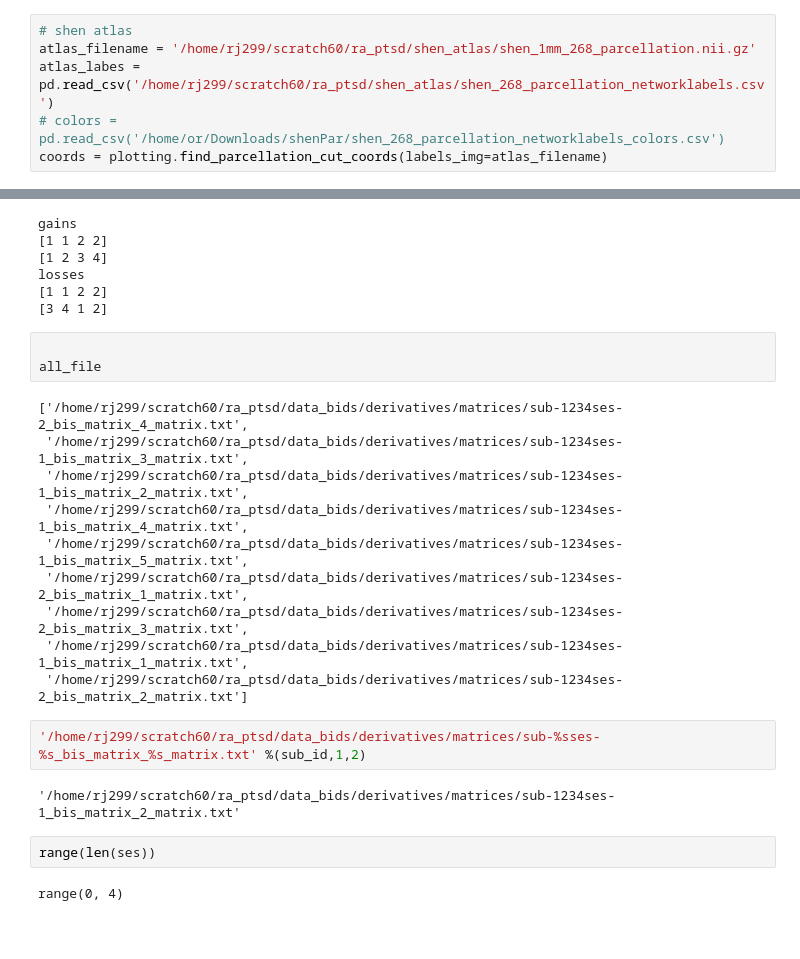
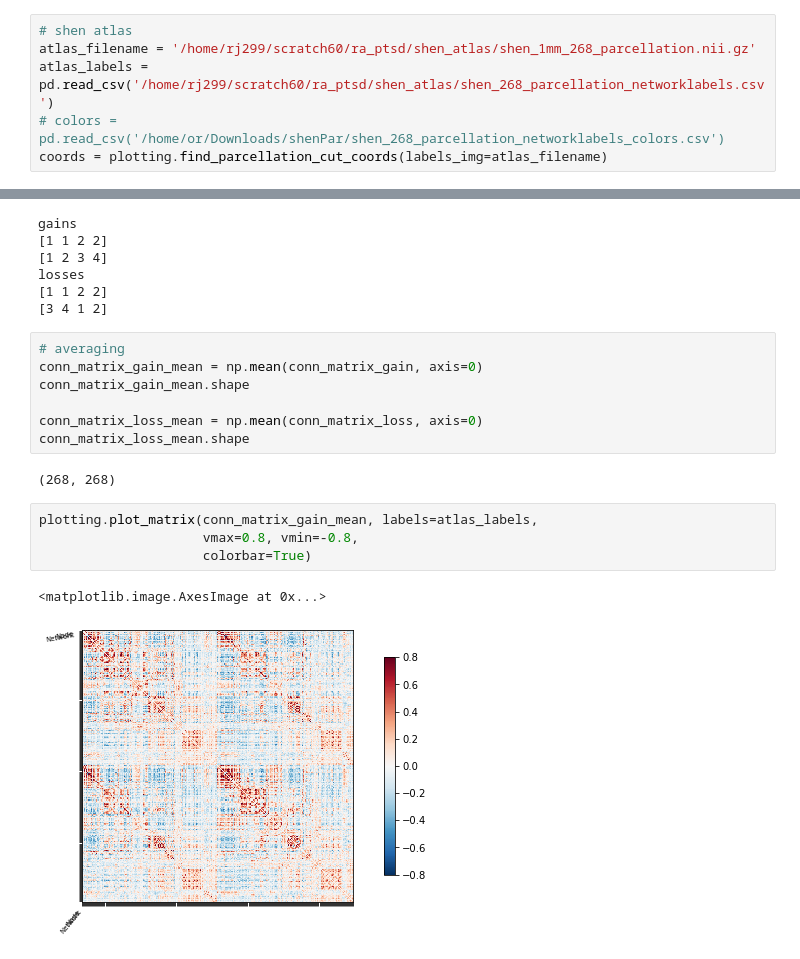
Before and after one commit to ruonanjia/ra_ptsd_connectome, a Jupyter notebook: ra_ptsd_clustering.ipynb, the cells around one changed output, grey strips where cells are left out. Cells and saved outputs as stored; diff of their text form; blank space fills up the shorter version.

Commit message:
plot shen parcellation

```diff
--- a/ra_ptsd_clustering.ipynb
+++ b/ra_ptsd_clustering.ipynb
@@ -11,6 +11,6 @@ import glob
 # %%
 # shen atlas
 atlas_filename = '/home/rj299/scratch60/ra_ptsd/shen_atlas/shen_1mm_268_parcellation.nii.gz'
-atlas_labes = pd.read_csv('/home/rj299/scratch60/ra_ptsd/shen_atlas/shen_268_parcellation_networklabels.csv')
+atlas_labels = pd.read_csv('/home/rj299/scratch60/ra_ptsd/shen_atlas/shen_268_parcellation_networklabels.csv')
 # colors = pd.read_csv('/home/or/Downloads/shenPar/shen_268_parcellation_networklabels_colors.csv')
 coords = plotting.find_parcellation_cut_coords(labels_img=atlas_filename)
@@ -105,24 +107,19 @@ gains
 losses
 [1 1 2 2]
 [3 4 1 2]
-# %%
-
-all_file
-# %% [output]
-['/home/rj299/scratch60/ra_ptsd/data_bids/derivatives/matrices/sub-1234ses-2_bis_matrix_4_matrix.txt',
- '/home/rj299/scratch60/ra_ptsd/data_bids/derivatives/matrices/sub-1234ses-1_bis_matrix_3_matrix.txt',
- '/home/rj299/scratch60/ra_ptsd/data_bids/derivatives/matrices/sub-1234ses-1_bis_matrix_2_matrix.txt',
- '/home/rj299/scratch60/ra_ptsd/data_bids/derivatives/matrices/sub-1234ses-1_bis_matrix_4_matrix.txt',
- '/home/rj299/scratch60/ra_ptsd/data_bids/derivatives/matrices/sub-1234ses-1_bis_matrix_5_matrix.txt',
- '/home/rj299/scratch60/ra_ptsd/data_bids/derivatives/matrices/sub-1234ses-2_bis_matrix_1_matrix.txt',
- '/home/rj299/scratch60/ra_ptsd/data_bids/derivatives/matrices/sub-1234ses-2_bis_matrix_3_matrix.txt',
- '/home/rj299/scratch60/ra_ptsd/data_bids/derivatives/matrices/sub-1234ses-1_bis_matrix_1_matrix.txt',
- '/home/rj299/scratch60/ra_ptsd/data_bids/derivatives/matrices/sub-1234ses-2_bis_matrix_2_matrix.txt']
-# %%
-'/home/rj299/scratch60/ra_ptsd/data_bids/derivatives/matrices/sub-%sses-%s_bis_matrix_%s_matrix.txt' %(sub_id,1,2)
-# %% [output]
-'/home/rj299/scratch60/ra_ptsd/data_bids/derivatives/matrices/sub-1234ses-1_bis_matrix_2_matrix.txt'
-# %%
-range(len(ses))
-# %% [output]
-range(0, 4)
+# %%
+# averaging
+conn_matrix_gain_mean = np.mean(conn_matrix_gain, axis=0)
+conn_matrix_gain_mean.shape
+
+conn_matrix_loss_mean = np.mean(conn_matrix_loss, axis=0)
+conn_matrix_loss_mean.shape
+# %% [output]
+(268, 268)
+# %%
+plotting.plot_matrix(conn_matrix_gain_mean, labels=atlas_labels,
+                     vmax=0.8, vmin=-0.8,
+                     colorbar=True)
+# %% [output]
+<matplotlib.image.AxesImage at 0x...>
+[figure, added]
```
Also changed, not shown: parts of 3 cells of this notebook.
